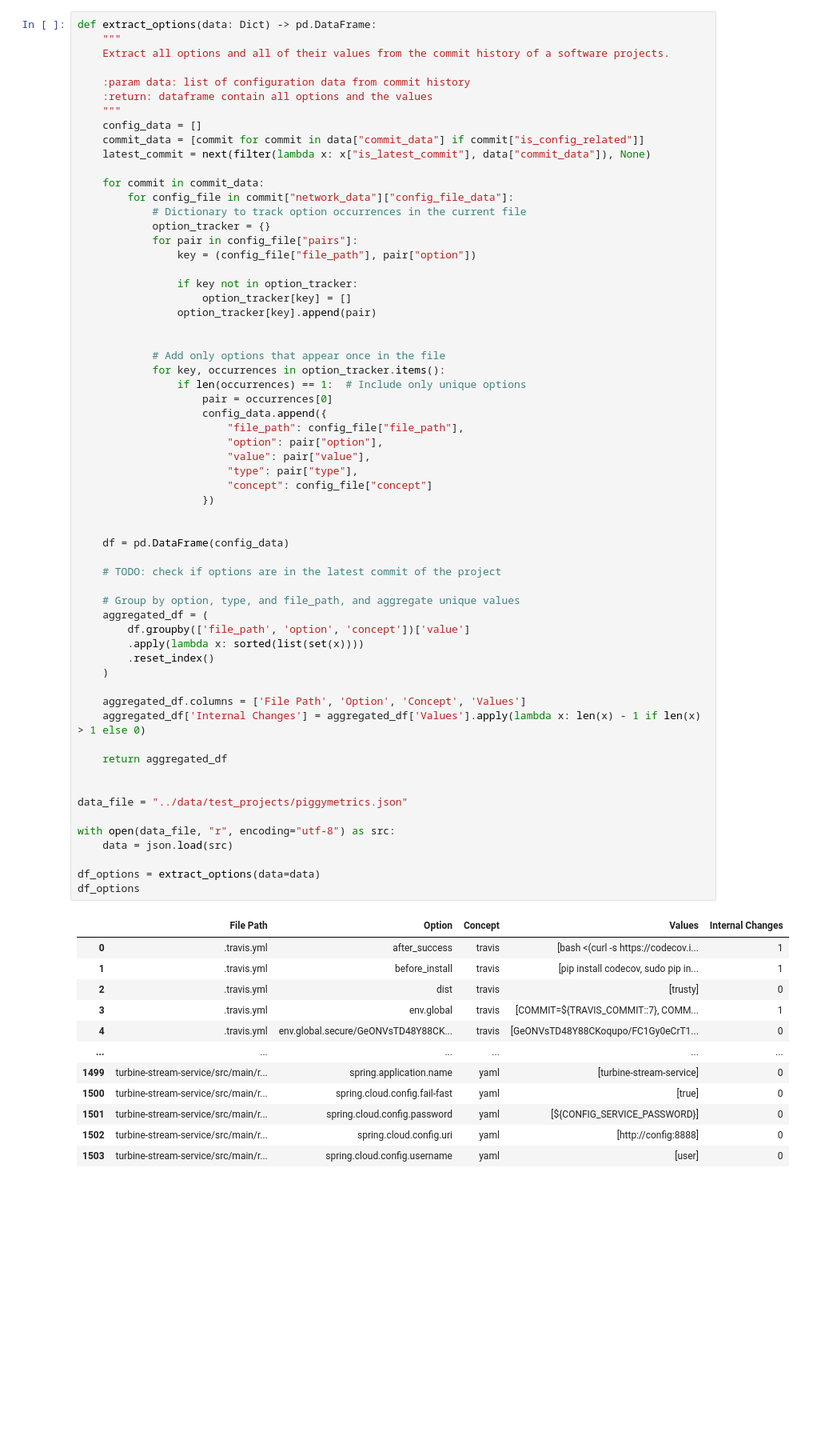
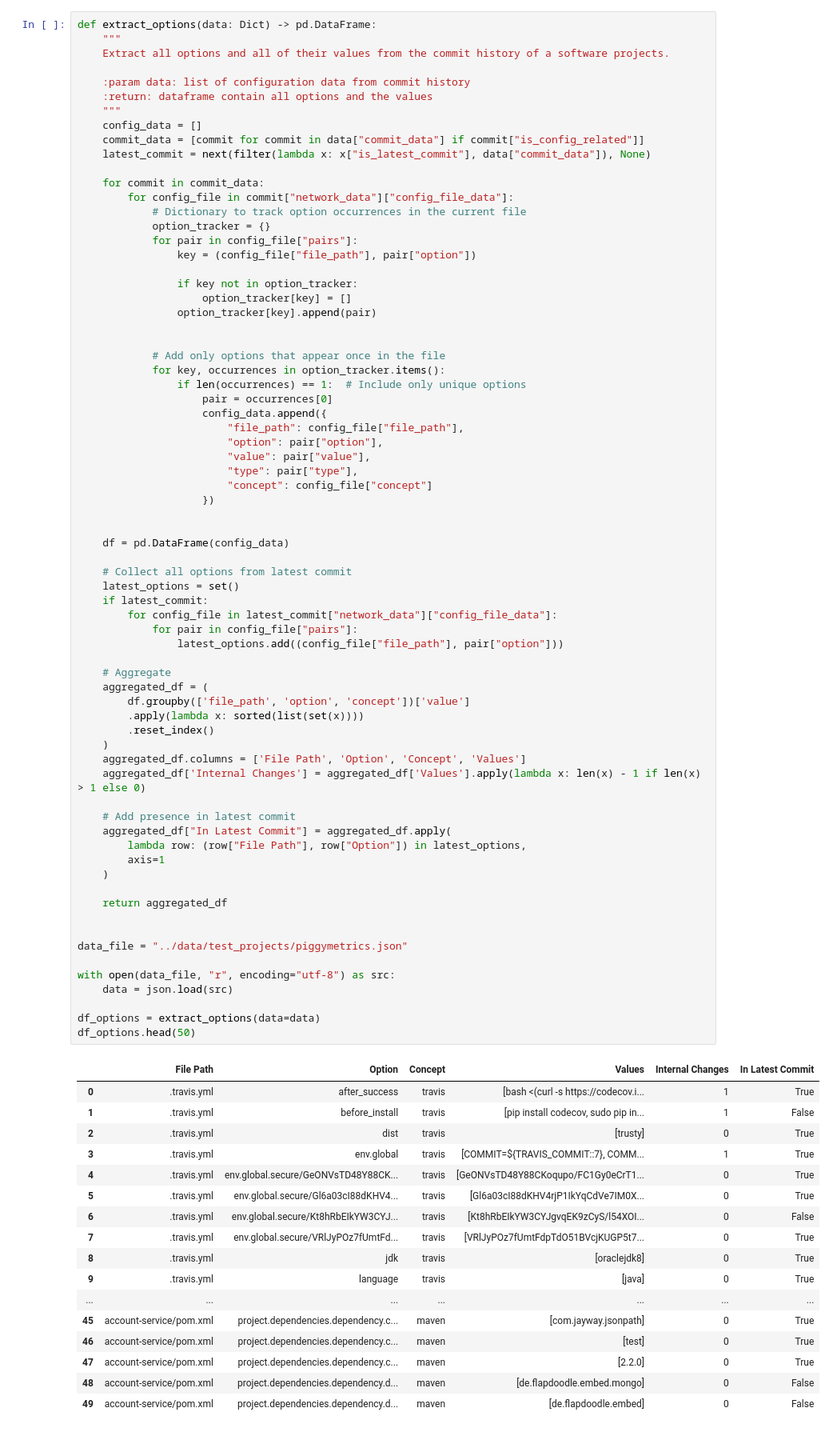
Before and after one commit to simisimon/config-space, a Jupyter notebook: notebooks/option_changes.ipynb, the cells around one changed output. Shown at 80% size. Saved outputs shown, nothing was run; the diff lists cells and outputs as text; blank space fills up the shorter version.

Commit message:
Add label for options in latest commit

```diff
--- a/notebooks/option_changes.ipynb
+++ b/notebooks/option_changes.ipynb
@@ -40,46 +40,61 @@ def extract_options(data: Dict) -> pd.DataFrame:
                     config_data.append({
                         "file_path": config_file["file_path"],
                         "option": pair["option"],
                         "value": pair["value"],
                         "type": pair["type"],
                         "concept": config_file["concept"]
                     })
 
 
     df = pd.DataFrame(config_data)
 
-    # TODO: check if options are in the latest commit of the project
+    # Collect all options from latest commit
+    latest_options = set()
+    if latest_commit:
+        for config_file in latest_commit["network_data"]["config_file_data"]:
+            for pair in config_file["pairs"]:
+                latest_options.add((config_file["file_path"], pair["option"]))
 
-    # Group by option, type, and file_path, and aggregate unique values
+    # Aggregate
     aggregated_df = (
         df.groupby(['file_path', 'option', 'concept'])['value']
         .apply(lambda x: sorted(list(set(x))))
         .reset_index()
     )
-
     aggregated_df.columns = ['File Path', 'Option', 'Concept', 'Values']
     aggregated_df['Internal Changes'] = aggregated_df['Values'].apply(lambda x: len(x) - 1 if len(x) > 1 else 0)
+
+    # Add presence in latest commit
+    aggregated_df["In Latest Commit"] = aggregated_df.apply(
+        lambda row: (row["File Path"], row["Option"]) in latest_options,
+        axis=1
+    )
 
     return aggregated_df
 
 
 data_file = "../data/test_projects/piggymetrics.json"
 
 with open(data_file, "r", encoding="utf-8") as src:
     data = json.load(src)
 
 df_options = extract_options(data=data)
-df_options
+df_options.head(50)
 # %% [output]
-|  | File Path | Option | Concept | Values | Internal Changes |
-| 0 | .travis.yml | after_success | travis | [bash <(curl -s https://codecov.i... | 1 |
-| 1 | .travis.yml | before_install | travis | [pip install codecov, sudo pip in... | 1 |
-| 2 | .travis.yml | dist | travis | [trusty] | 0 |
-| 3 | .travis.yml | env.global | travis | [COMMIT=${TRAVIS_COMMIT::7}, COMM... | 1 |
-| 4 | .travis.yml | env.global.secure/GeONVsTD48Y88CK... | travis | [GeONVsTD48Y88CKoqupo/FC1Gy0eCrT1... | 0 |
-| ... | ... | ... | ... | ... | ... |
-| 1499 | turbine-stream-service/src/main/r... | spring.application.name | yaml | [turbine-stream-service] | 0 |
-| 1500 | turbine-stream-service/src/main/r... | spring.cloud.config.fail-fast | yaml | [true] | 0 |
-| 1501 | turbine-stream-service/src/main/r... | spring.cloud.config.password | yaml | [${CONFIG_SERVICE_PASSWORD}] | 0 |
-| 1502 | turbine-stream-service/src/main/r... | spring.cloud.config.uri | yaml | [http://config:8888] | 0 |
-| 1503 | turbine-stream-service/src/main/r... | spring.cloud.config.username | yaml | [user] | 0 |
+|  | File Path | Option | Concept | Values | Internal Changes | In Latest Commit |
+| 0 | .travis.yml | after_success | travis | [bash <(curl -s https://codecov.i... | 1 | True |
+| 1 | .travis.yml | before_install | travis | [pip install codecov, sudo pip in... | 1 | False |
+| 2 | .travis.yml | dist | travis | [trusty] | 0 | True |
+| 3 | .travis.yml | env.global | travis | [COMMIT=${TRAVIS_COMMIT::7}, COMM... | 1 | True |
+| 4 | .travis.yml | env.global.secure/GeONVsTD48Y88CK... | travis | [GeONVsTD48Y88CKoqupo/FC1Gy0eCrT1... | 0 | True |
+| 5 | .travis.yml | env.global.secure/Gl6a03cI88dKHV4... | travis | [Gl6a03cI88dKHV4rjP1IkYqCdVe7IM0X... | 0 | True |
+| 6 | .travis.yml | env.global.secure/Kt8hRbEIkYW3CYJ... | travis | [Kt8hRbEIkYW3CYJgvqEK9zCyS/l54XOI... | 0 | False |
+| 7 | .travis.yml | env.global.secure/VRlJyPOz7fUmtFd... | travis | [VRlJyPOz7fUmtFdpTdO51BVcjKUGP5t7... | 0 | True |
+| 8 | .travis.yml | jdk | travis | [oraclejdk8] | 0 | True |
+| 9 | .travis.yml | language | travis | [java] | 0 | True |
+| ... | ... | ... | ... | ... | ... | ... |
+| 45 | account-service/pom.xml | project.dependencies.dependency.c... | maven | [com.jayway.jsonpath] | 0 | True |
+| 46 | account-service/pom.xml | project.dependencies.dependency.c... | maven | [test] | 0 | True |
+| 47 | account-service/pom.xml | project.dependencies.dependency.c... | maven | [2.2.0] | 0 | True |
+| 48 | account-service/pom.xml | project.dependencies.dependency.d... | maven | [de.flapdoodle.embed.mongo] | 0 | False |
+| 49 | account-service/pom.xml | project.dependencies.dependency.d... | maven | [de.flapdoodle.embed] | 0 | False |
```
Also changed, not shown: parts of 2 cells of this notebook, 2 other files.
